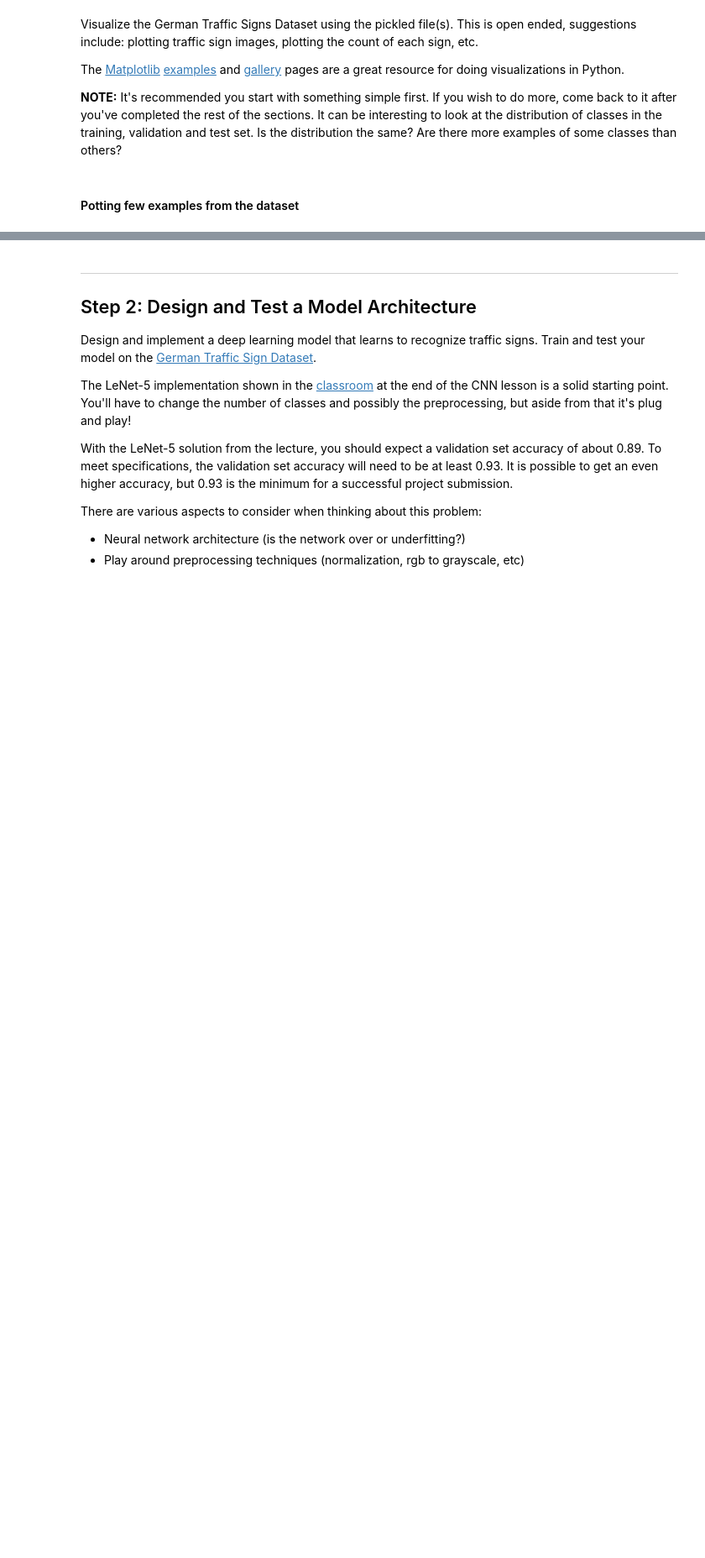
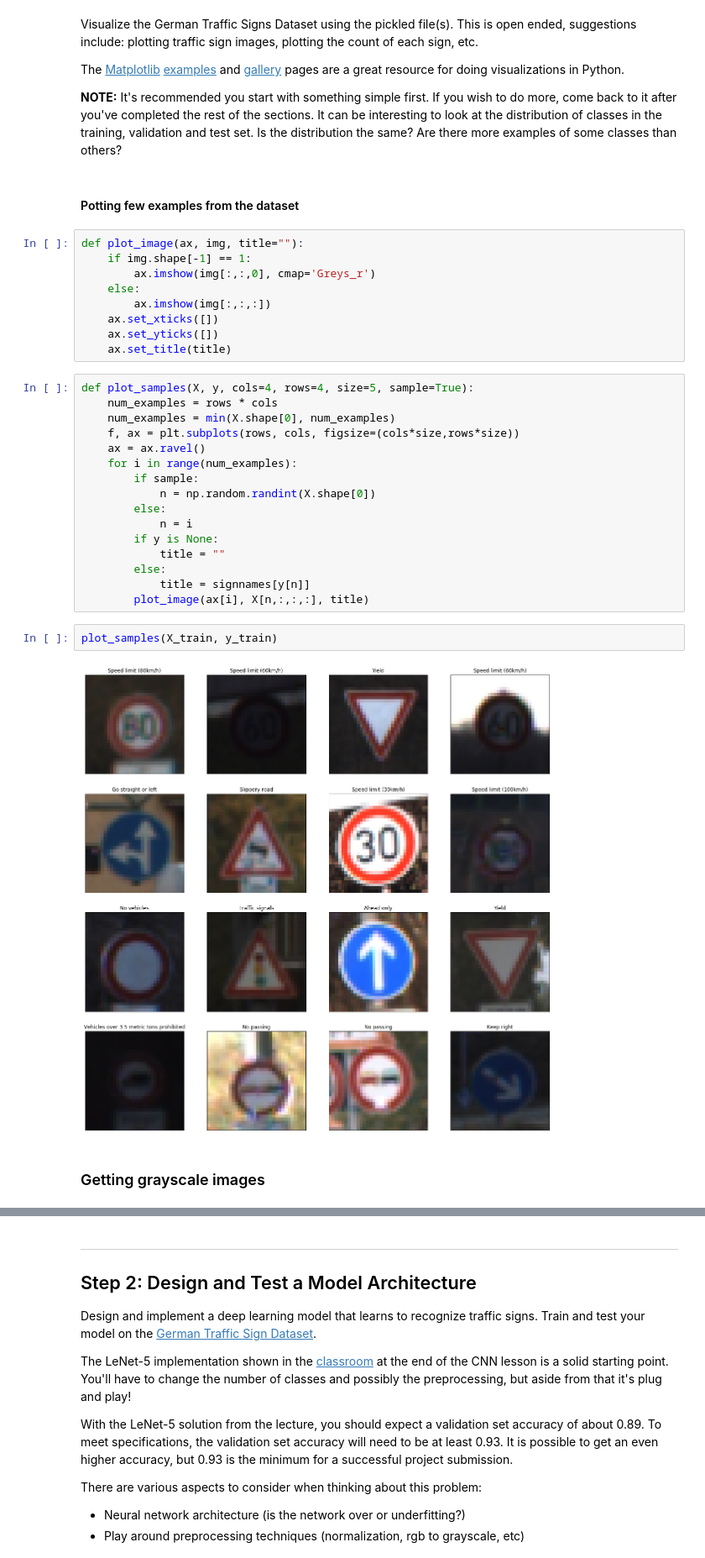
Before and after one commit to karthikv2k/CarND-Traffic-Sign-Classifier-Project, a Jupyter notebook: Traffic_Sign_Classifier.ipynb, the cells around one changed output, grey strips where cells are left out. Shown at 84% size. Saved outputs shown, nothing was run; the diff lists cells and outputs as text; blank space fills up the shorter version.

```diff
--- a/Traffic_Sign_Classifier.ipynb
+++ b/Traffic_Sign_Classifier.ipynb
@@ -104,3 +103,34 @@ The [Matplotlib](http://matplotlib.org/) [examples](http://matplotlib.org/exampl
 **NOTE:** It's recommended you start with something simple first. If you wish to do more, come back to it after you've completed the rest of the sections. It can be interesting to look at the distribution of classes in the training, validation and test set. Is the distribution the same? Are there more examples of some classes than others?
 # %% [markdown]
 #### Potting few examples from the dataset
+# %%
+def plot_image(ax, img, title=""):
+    if img.shape[-1] == 1:
+        ax.imshow(img[:,:,0], cmap='Greys_r')
+    else:
+        ax.imshow(img[:,:,:])
+    ax.set_xticks([])
+    ax.set_yticks([])
+    ax.set_title(title)
+# %%
+def plot_samples(X, y, cols=4, rows=4, size=5, sample=True):
+    num_examples = rows * cols
+    num_examples = min(X.shape[0], num_examples)
+    f, ax = plt.subplots(rows, cols, figsize=(cols*size,rows*size))
+    ax = ax.ravel()
+    for i in range(num_examples):
+        if sample:
+            n = np.random.randint(X.shape[0])
+        else:
+            n = i
+        if y is None:
+            title = ""
+        else:
+            title = signnames[y[n]]
+        plot_image(ax[i], X[n,:,:,:], title)
+# %%
+plot_samples(X_train, y_train)
+# %% [output]
+[figure, added]
+# %% [markdown]
+### Getting grayscale images
```
Also changed, not shown: parts of 67 cells of this notebook, 9 other files.
